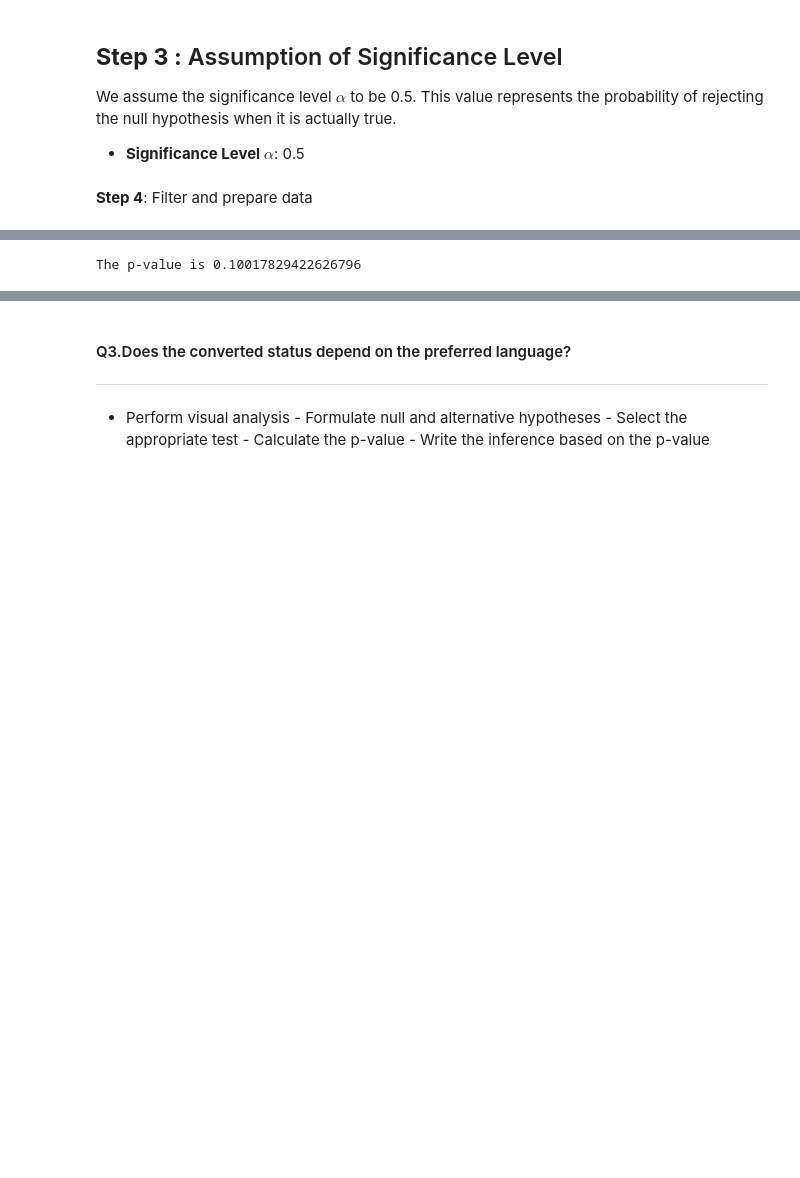
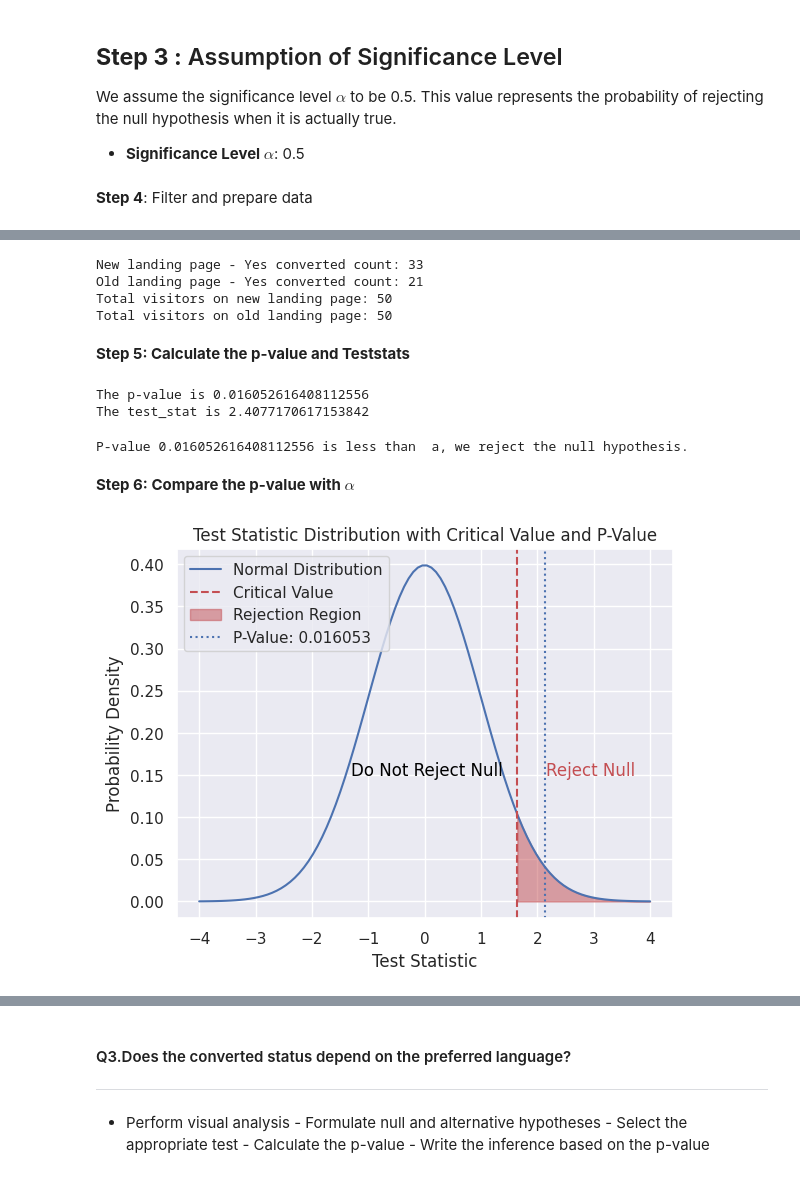
Before and after one commit to Rajesh2015/E-news-Express-Project, a Jupyter notebook: E-news Express Project Solution.ipynb, the cells around one changed output, grey strips where cells are left out. Saved outputs shown, nothing was run; the diff lists cells and outputs as text; code cells hidden in the pictures; blank space fills up the shorter version.

```diff
--- a/E-news Express Project Solution.ipynb
+++ b/E-news Express Project Solution.ipynb
@@ -917,15 +978,54 @@ KeyError: False
+# %%
+temp_df = df.groupby('landing_page')['converted'].value_counts().reset_index()
+# Filtering the DataFrame for "old" landing page and "yes" converted
+old_landing_df = temp_df[(temp_df['landing_page'] == 'old') & (temp_df['converted'] == 'yes')]['count']
+
+# Filtering the DataFrame for "new" landing page and "yes" converted
+new_landing_df = temp_df[(temp_df['landing_page'] == 'new') & (temp_df['converted'] == 'yes')]['count']
+new_count=df.groupby('landing_page')['converted'].count()['new']
+old_count=df.groupby('landing_page')['converted'].count()['old']
+# Print each value on a separate line
+print(f"New landing page - Yes converted count: {new_landing_df.iloc[0]}")
+print(f"Old landing page - Yes converted count: {old_landing_df.iloc[0]}")
+print(f"Total visitors on new landing page: {new_count}")
+print(f"Total visitors on old landing page: {old_count}")
+# %% [output]
+New landing page - Yes converted count: 33
+Old landing page - Yes converted count: 21
+Total visitors on new landing page: 50
+Total visitors on old landing page: 50
+# %% [markdown]
+**Step 5: Calculate the p-value and Teststats**
 # %%
 # import the required fuction
 from statsmodels.stats.proportion import proportions_ztest
 
-# set the counts of defective items
-defect_count = np.array([20, 25])
+# set the counts of converted users
+landing_converion_count = [new_landing_df.iloc[0],old_landing_df.iloc[0]]
 
 # set the sample sizes
-nobs = np.array([200, 400])
+nobs = [new_count,old_count]
 
 # find the p-value
-test_stat, p_value = proportions_ztest(defect_count, nobs)
+test_stat, p_value = proportions_ztest(landing_converion_count, nobs)
 print('The p-value is ' + str(p_value))
+print('The test_stat is ' + str(test_stat))
 # %% [output]
-The p-value is 0.10017829422626796
+The p-value is 0.016052616408112556
+The test_stat is 2.4077170617153842
+# %%
+# print final inferencebased on p-value
+if p_value < 0.05:
+    print(f'P-value {p_value} is less than  a, we reject the null hypothesis.') # P value low null should go
+else:
+    print(f'P-value {p_value} is greater than  level of significance, we fail to reject the null hypothesis.')
+# %% [output]
+P-value 0.016052616408112556 is less than  a, we reject the null hypothesis.
+# %% [markdown]
+**Step 6: Compare the p-value with $\alpha$**
+# %%
+# Plotting P value and rejection critical region
+plt = plot_test_statistic_distribution(alpha=0.05, p_value=np.round(p_value,6))
+plt.show()  # Display the plot
+# %% [output]
+[figure, added]
```
Also changed, not shown: parts of 8 cells of this notebook.
